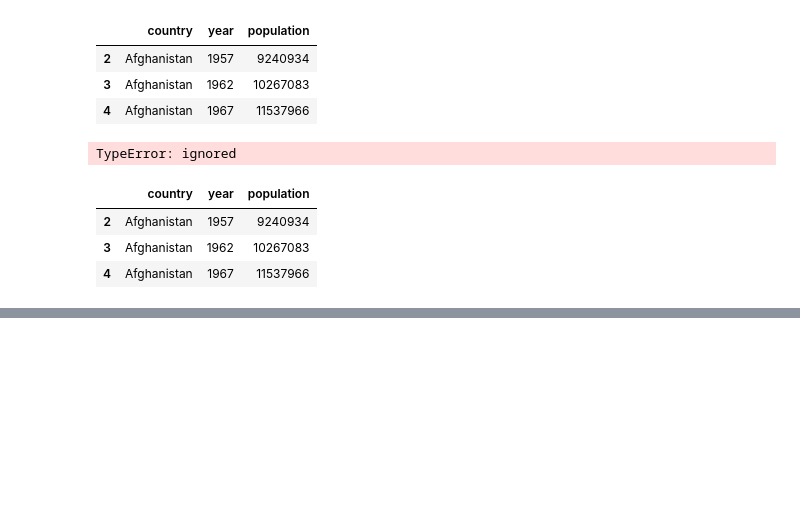
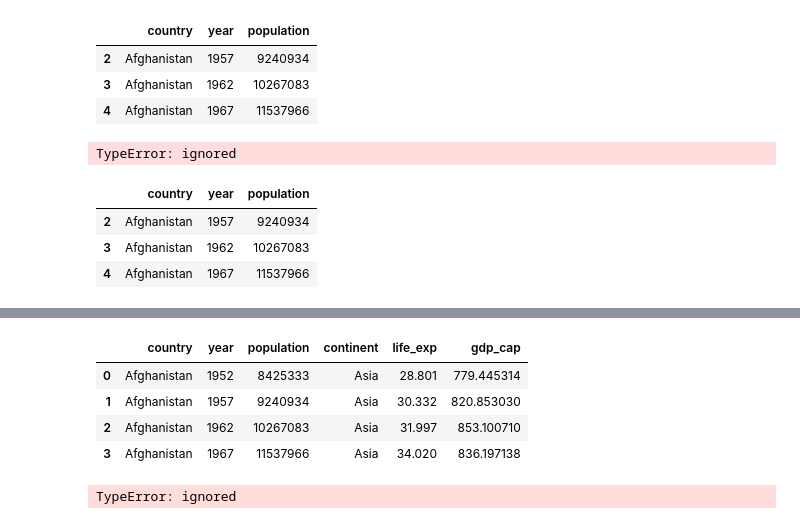
Before and after one commit to jeeet0700/Python_Advance, a Jupyter notebook: Pandas_2.ipynb, the cells around one changed output, grey strips where cells are left out. Drawn from its saved outputs; the diff is of its cells as text; code cells hidden in the pictures; blank space fills up the shorter version.

```diff
--- a/Pandas_2.ipynb
+++ b/Pandas_2.ipynb
@@ -221,0 +296,12 @@ df.iloc[1:4,0:3]
+# %%
+df.iloc[:4]
+# %% [output]
+|  | country | year | population | continent | life_exp | gdp_cap |
+| 0 | Afghanistan | 1952 | 8425333 | Asia | 28.801 | 779.445314 |
+| 1 | Afghanistan | 1957 | 9240934 | Asia | 30.332 | 820.853030 |
+| 2 | Afghanistan | 1962 | 10267083 | Asia | 31.997 | 853.100710 |
+| 3 | Afghanistan | 1967 | 11537966 | Asia | 34.020 | 836.197138 |
+# %%
+df.loc[:4,2:4]
+# %% [output]
+TypeError: ignored
```
Also changed, not shown: parts of 14 cells of this notebook.
